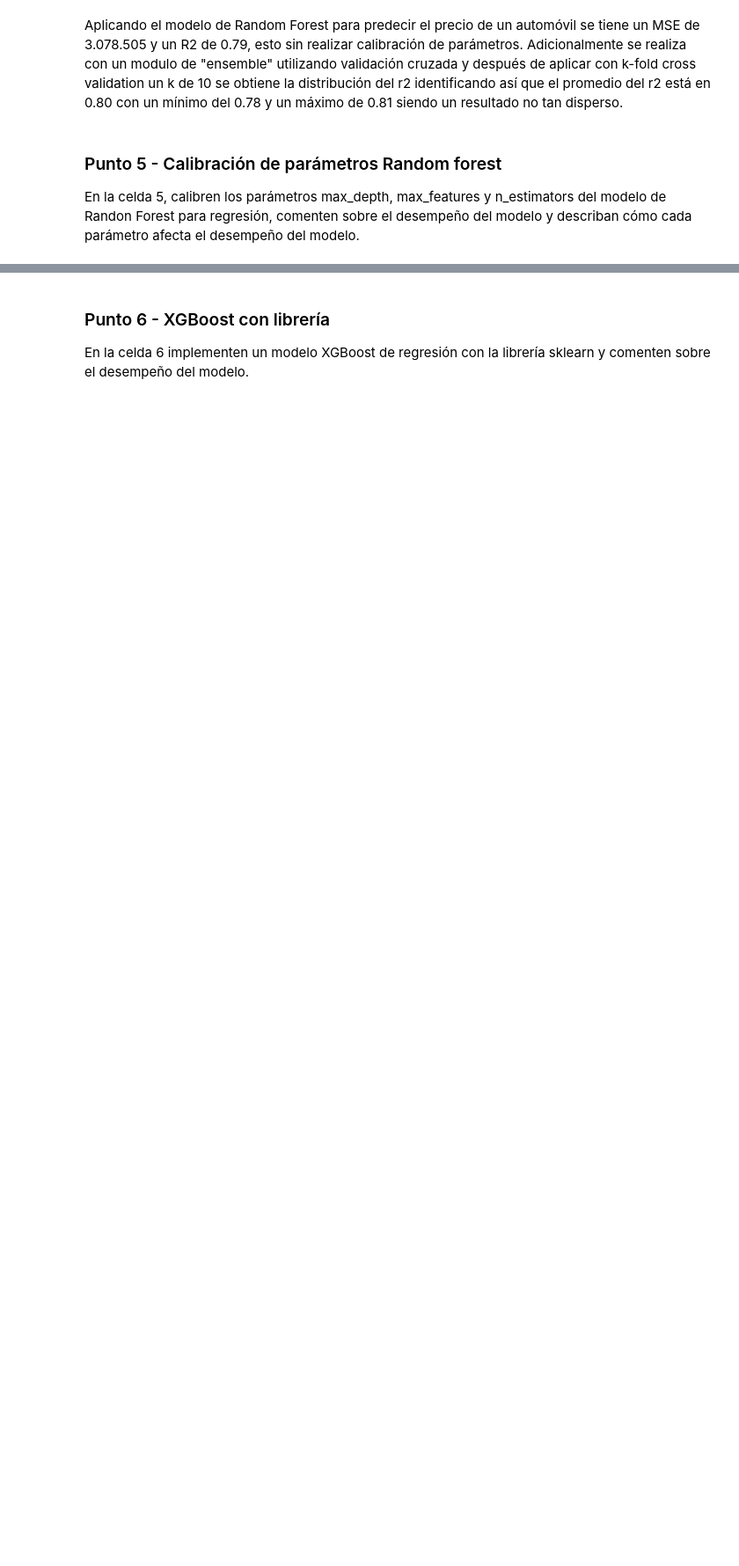
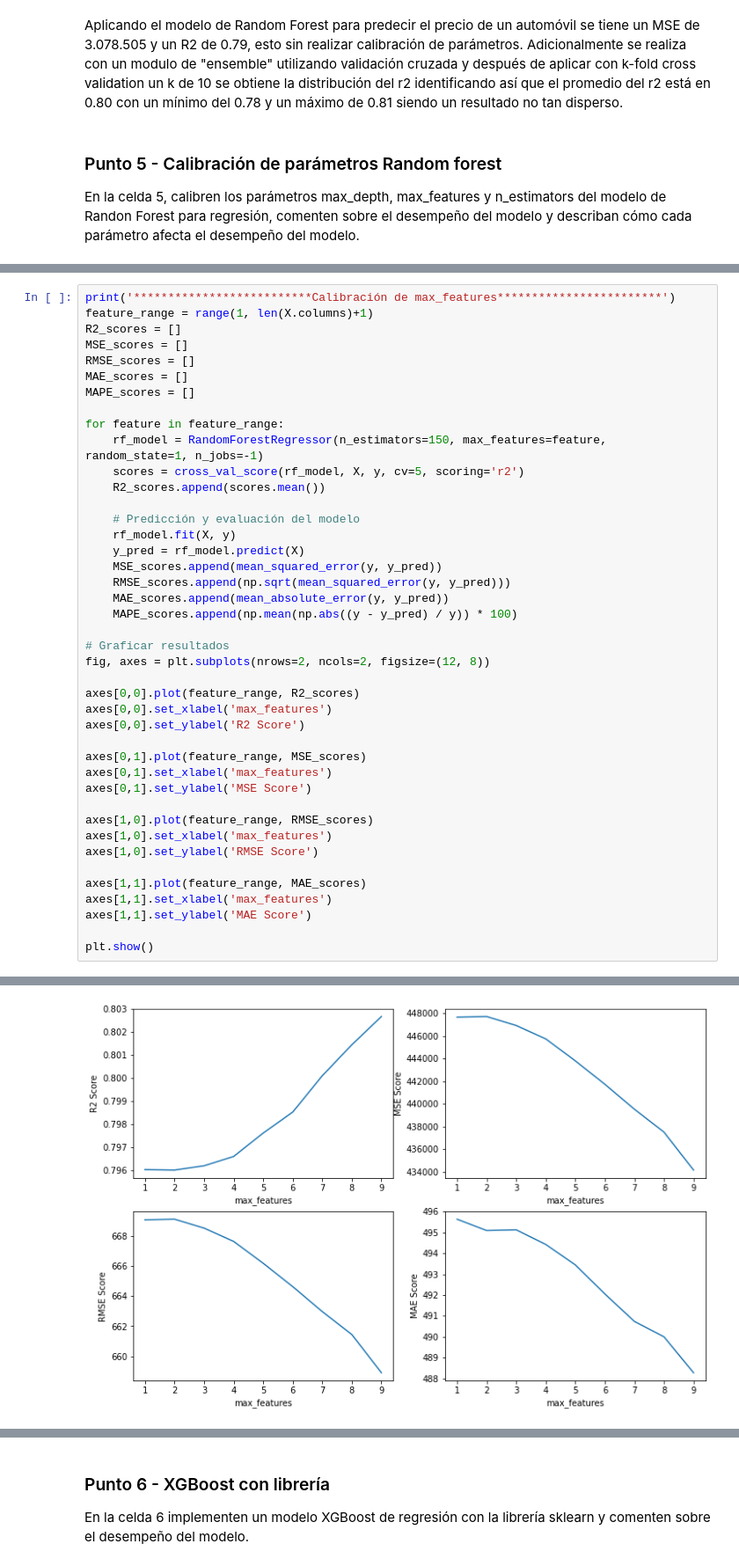
Before and after one commit to elkindavid/Machine-Learning, a Jupyter notebook: Week 2/S2TC1_RandomForests_Boosting.ipynb, the cells around one changed output, grey strips where cells are left out. Shown at 88% size. Cells and saved outputs as stored; diff of their text form; blank space fills up the shorter version.

```diff
--- a/Week 2/S2TC1_RandomForests_Boosting.ipynb
+++ b/Week 2/S2TC1_RandomForests_Boosting.ipynb
@@ -400,0 +410,43 @@ plt.show()
+# %%
+print('**************************Calibración de max_features************************')
+feature_range = range(1, len(X.columns)+1)
+R2_scores = []
+MSE_scores = []
+RMSE_scores = []
+MAE_scores = []
+MAPE_scores = []
+
+for feature in feature_range:
+    rf_model = RandomForestRegressor(n_estimators=150, max_features=feature, random_state=1, n_jobs=-1)
+    scores = cross_val_score(rf_model, X, y, cv=5, scoring='r2')
+    R2_scores.append(scores.mean())
+
+    # Predicción y evaluación del modelo
+    rf_model.fit(X, y)
+    y_pred = rf_model.predict(X)
+    MSE_scores.append(mean_squared_error(y, y_pred))
+    RMSE_scores.append(np.sqrt(mean_squared_error(y, y_pred)))
+    MAE_scores.append(mean_absolute_error(y, y_pred))
+    MAPE_scores.append(np.mean(np.abs((y - y_pred) / y)) * 100)
+
+# Graficar resultados
+fig, axes = plt.subplots(nrows=2, ncols=2, figsize=(12, 8))
+
+axes[0,0].plot(feature_range, R2_scores)
+axes[0,0].set_xlabel('max_features')
+axes[0,0].set_ylabel('R2 Score')
+
+axes[0,1].plot(feature_range, MSE_scores)
+axes[0,1].set_xlabel('max_features')
+axes[0,1].set_ylabel('MSE Score')
+
+axes[1,0].plot(feature_range, RMSE_scores)
+axes[1,0].set_xlabel('max_features')
+axes[1,0].set_ylabel('RMSE Score')
+
+axes[1,1].plot(feature_range, MAE_scores)
+axes[1,1].set_xlabel('max_features')
+axes[1,1].set_ylabel('MAE Score')
+
+plt.show()
+# %% [output]
@@ -400,0 +454 @@ plt.show()
+[figure, added]
```
Also changed, not shown: parts of 12 cells of this notebook.
